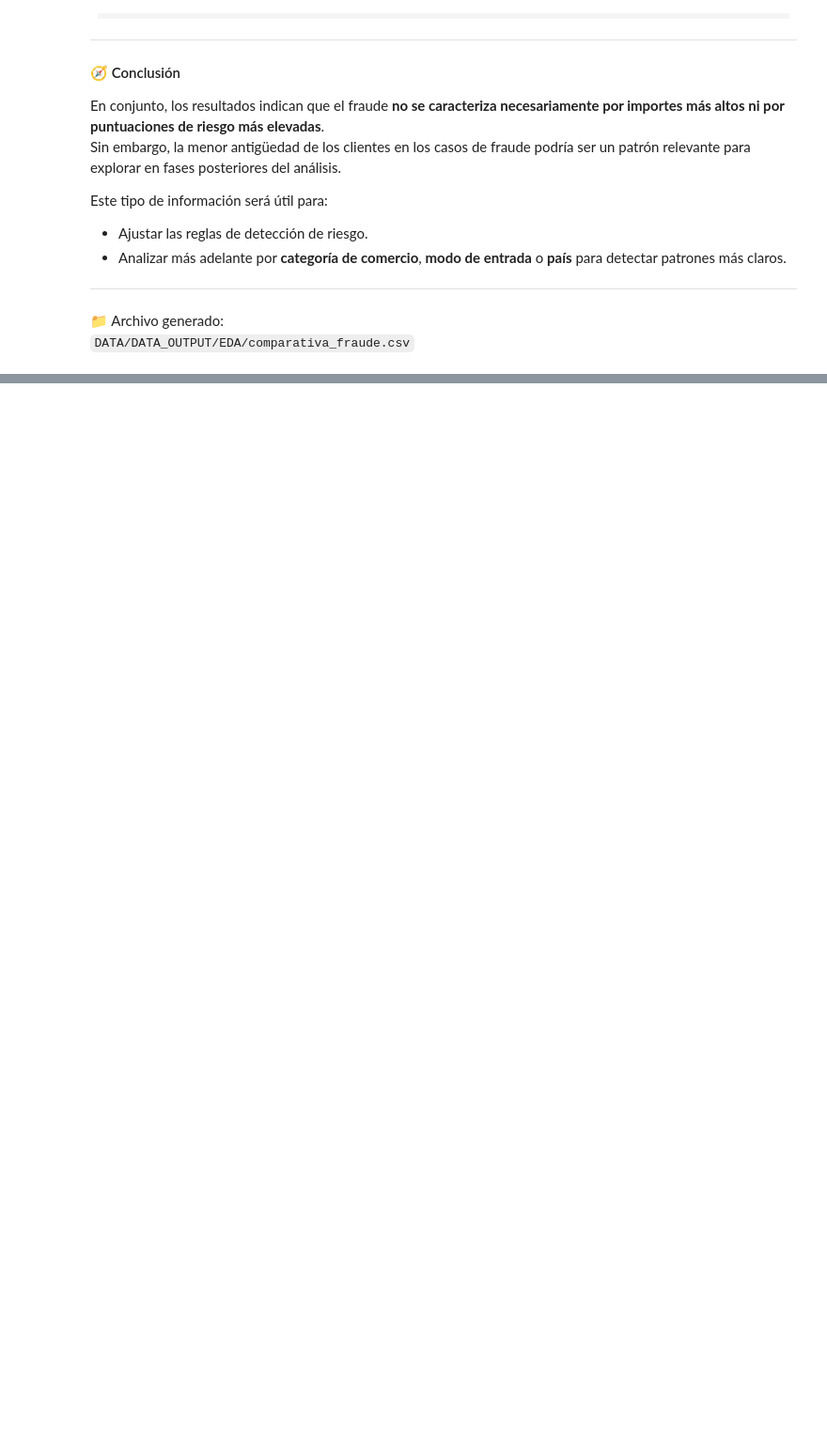
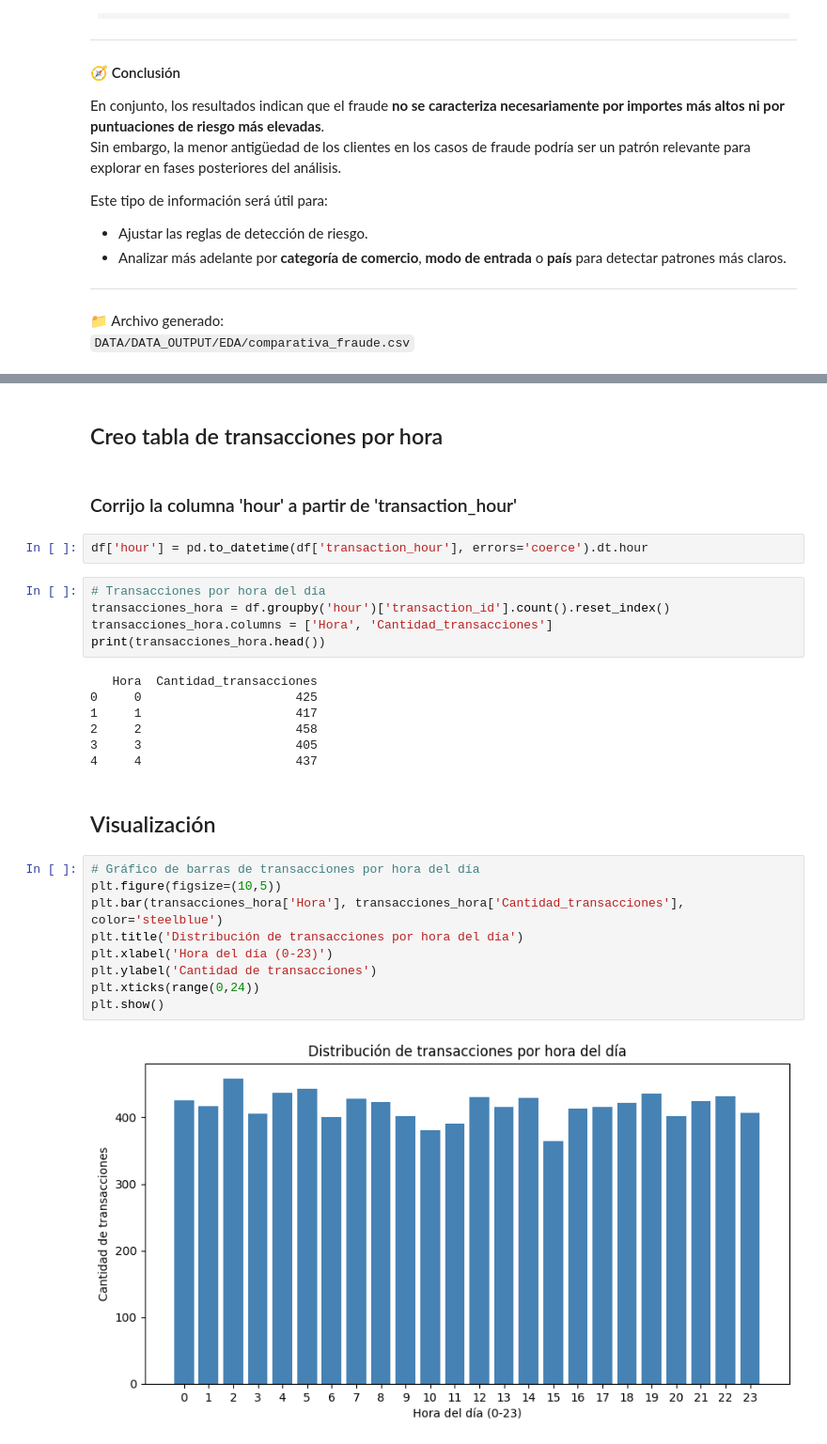
Before and after one commit to PatriciaMerinero/Proyecto_Final_Data_Analytics, a Jupyter notebook: NOTEBOOKS/03_EDA_ANALISIS_DESCRIPTIVO.ipynb, the cells around one changed output, grey strips where cells are left out. Shown at 94% size. Saved outputs shown, nothing was run; the diff lists cells and outputs as text; blank space fills up the shorter version.

```diff
--- a/NOTEBOOKS/03_EDA_ANALISIS_DESCRIPTIVO.ipynb
+++ b/NOTEBOOKS/03_EDA_ANALISIS_DESCRIPTIVO.ipynb
@@ -256,0 +367,31 @@ Este tipo de información será útil para:
+# %% [markdown]
+## Creo tabla de transacciones por hora
+# %% [markdown]
+### Corrijo la columna 'hour' a partir de 'transaction_hour'
+# %%
+df['hour'] = pd.to_datetime(df['transaction_hour'], errors='coerce').dt.hour
+# %%
+# Transacciones por hora del día
+transacciones_hora = df.groupby('hour')['transaction_id'].count().reset_index()
+transacciones_hora.columns = ['Hora', 'Cantidad_transacciones']
+print(transacciones_hora.head())
+# %% [output]
+   Hora  Cantidad_transacciones
+0     0                     425
+1     1                     417
+2     2                     458
+3     3                     405
+4     4                     437
+# %% [markdown]
+## Visualización
+# %%
+# Gráfico de barras de transacciones por hora del día
+plt.figure(figsize=(10,5))
+plt.bar(transacciones_hora['Hora'], transacciones_hora['Cantidad_transacciones'], color='steelblue')
+plt.title('Distribución de transacciones por hora del día')
+plt.xlabel('Hora del día (0-23)')
+plt.ylabel('Cantidad de transacciones')
+plt.xticks(range(0,24))
+plt.show()
+# %% [output]
+[figure, added]
```
Also changed, not shown: parts of 26 cells of this notebook.
